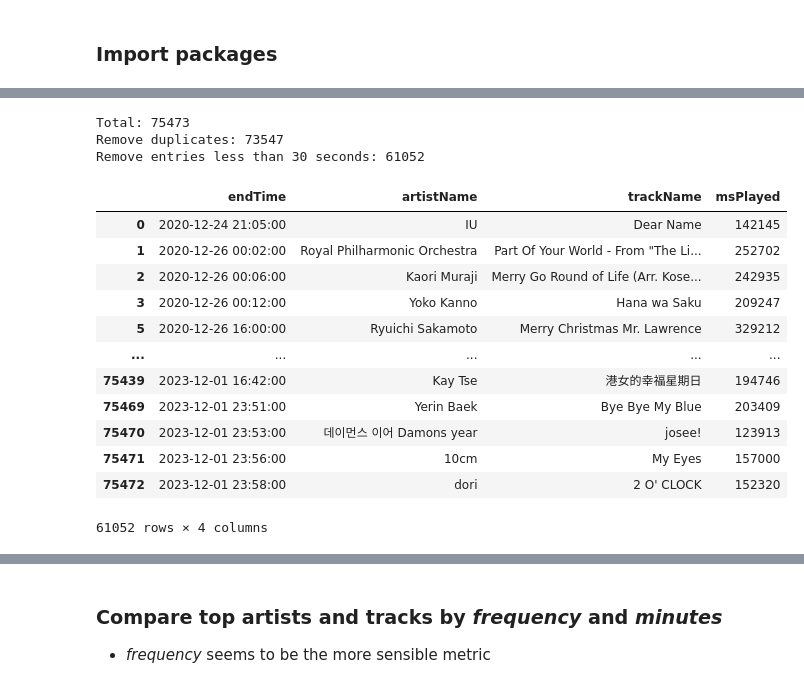
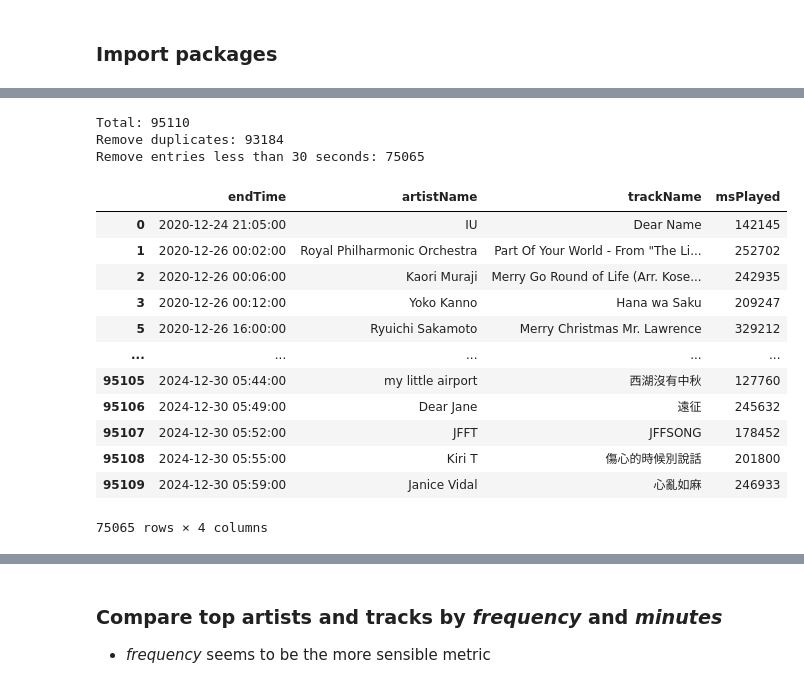
Before and after one commit to kinranlau/spotify_wrapped_plotly, a Jupyter notebook: spotify_analysis.ipynb, the cells around one changed output, grey strips where cells are left out. Cells and saved outputs as stored; diff of their text form; code cells hidden in the pictures.

```diff
--- a/spotify_analysis.ipynb
+++ b/spotify_analysis.ipynb
@@ -55,44 +59,48 @@ liked_songs
 streaming_dict = {}
 
 # read streaming history by parts
-parts = 9   # change this to the number of parts you have
+# determine how many "StreamingHistory" files you have
+parts = 0
+for file in os.listdir():
+    if file.startswith('StreamingHistory'):
+        parts += 1
 
 for i in range(parts):
     streaming_dict[f'df_{i}'] = pd.read_json(f"StreamingHistory{i}.json")
 
 # combine dataframes
 streaming_history = pd.concat(streaming_dict.values(), ignore_index=True)
 print(f'Total: {len(streaming_history)}')
 
 # remove duplicates
 streaming_history.drop_duplicates(inplace=True)
 print(f'Remove duplicates: {len(streaming_history)}')
 
 # remove entries less than 30 seconds (spotify only counts streams longer than 30 seconds)
 streaming_history = streaming_history[streaming_history['msPlayed'] > 30000]
 print(f'Remove entries less than 30 seconds: {len(streaming_history)}')
 
 # convert 'endTime' column from str to datetime
 streaming_history['endTime'] = pd.to_datetime(streaming_history['endTime'], format = '%Y-%m-%d %H:%M')
 
 streaming_history
 # %% [output]
-Total: 75473
-Remove duplicates: 73547
-Remove entries less than 30 seconds: 61052
+Total: 95110
+Remove duplicates: 93184
+Remove entries less than 30 seconds: 75065
 |  | endTime | artistName | trackName | msPlayed |
 | 0 | 2020-12-24 21:05:00 | IU | Dear Name | 142145 |
 | 1 | 2020-12-26 00:02:00 | Royal Philharmonic Orchestra | Part Of Your World - From "The Li... | 252702 |
 | 2 | 2020-12-26 00:06:00 | Kaori Muraji | Merry Go Round of Life (Arr. Kose... | 242935 |
 | 3 | 2020-12-26 00:12:00 | Yoko Kanno | Hana wa Saku | 209247 |
 | 5 | 2020-12-26 16:00:00 | Ryuichi Sakamoto | Merry Christmas Mr. Lawrence | 329212 |
 | ... | ... | ... | ... | ... |
-| 75439 | 2023-12-01 16:42:00 | Kay Tse | 港女的幸福星期日 | 194746 |
-| 75469 | 2023-12-01 23:51:00 | Yerin Baek | Bye Bye My Blue | 203409 |
-| 75470 | 2023-12-01 23:53:00 | 데이먼스 이어 Damons year | josee! | 123913 |
-| 75471 | 2023-12-01 23:56:00 | 10cm | My Eyes | 157000 |
-| 75472 | 2023-12-01 23:58:00 | dori | 2 O' CLOCK | 152320 |
+| 95105 | 2024-12-30 05:44:00 | my little airport | 西湖沒有中秋 | 127760 |
+| 95106 | 2024-12-30 05:49:00 | Dear Jane | 遠征 | 245632 |
+| 95107 | 2024-12-30 05:52:00 | JFFT | JFFSONG | 178452 |
+| 95108 | 2024-12-30 05:55:00 | Kiri T | 傷心的時候別說話 | 201800 |
+| 95109 | 2024-12-30 05:59:00 | Janice Vidal | 心亂如麻 | 246933 |
-61052 rows × 4 columns
+75065 rows × 4 columns
 # %%
 # filter dataframe by year
 df_2021 = streaming_history[streaming_history['endTime'].dt.year == 2021]
```
Also changed, not shown: parts of 21 cells of this notebook, 3 other files.
